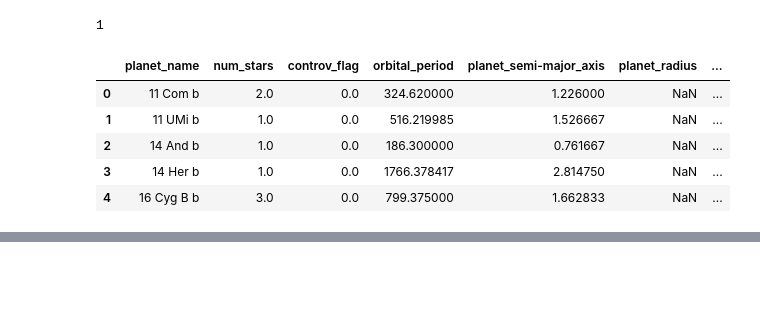
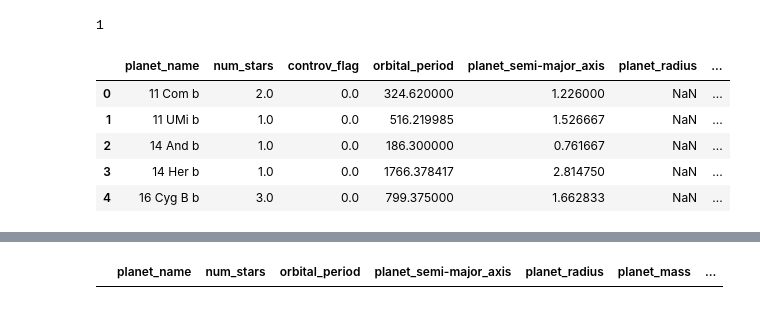
Before and after one commit to brsm3129/HabitablePlanets, a Jupyter notebook: DataCollection.ipynb, the cells around one changed output, grey strips where cells are left out. Cells and saved outputs as stored; diff of their text form; code cells hidden in the pictures; blank space fills up the shorter version.

```diff
--- a/DataCollection.ipynb
+++ b/DataCollection.ipynb
@@ -76,0 +133,19 @@ proj_data.head()
+# %%
+columns = ['planet_name', 'num_stars', 'orbital_period', 'planet_semi-major_axis', 'planet_radius', 'planet_mass', 'eccentricity', 'insolation_flux', 'equi_temp', 'stellar_temp', 'stellar_radius', 'stellar_mass', 'distance']
+earth = pd.DataFrame(columns=columns)
+earth_data = {'planet_name' : 'Earth',
+              'num_stars' : 1,
+              'orbital_period' : 365,
+              'planet_semi-major_axis' : 1,
+              'planet_radius' : ,
+              'planet_mass' : ,
+              'eccentricity' : ,
+              'insolation_flux' : ,
+              'equi_temp' : ,
+              'stellar_temp' : ,
+              'stellar_radius' : ,
+              'stellar_mass' : ,
+              'distance' : 0
+}
+# %% [output]
+|  | planet_name | num_stars | orbital_period | planet_semi-major_axis | planet_radius | planet_mass | ... |
```
Also changed, not shown: parts of 10 cells of this notebook.
